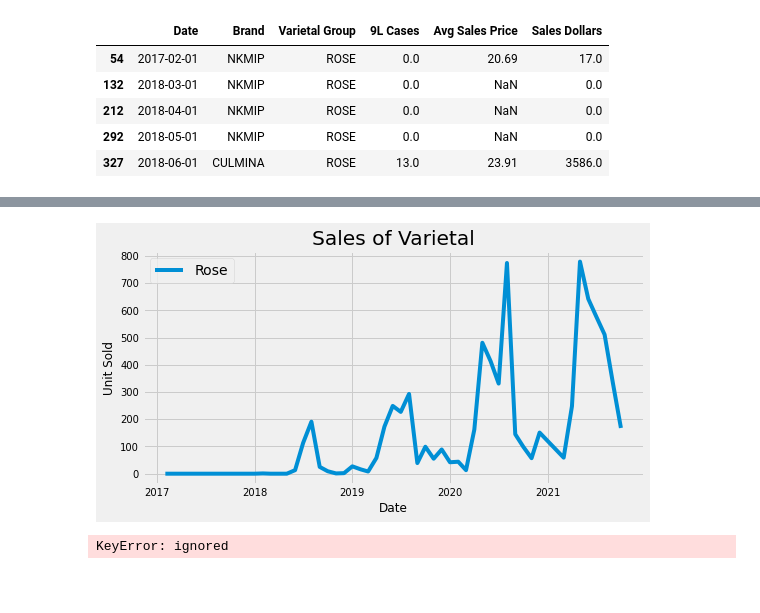
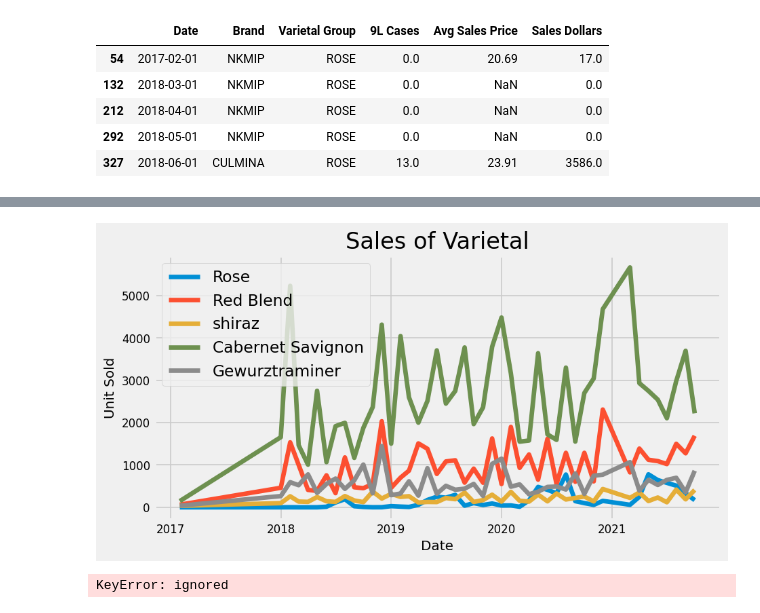
Before and after one commit to fengtastics/111-Capstone, a Jupyter notebook: Arterra_Project.ipynb, the cells around one changed output, grey strips where cells are left out. Drawn from its saved outputs; the diff is of its cells as text; code cells hidden in the pictures; blank space fills up the shorter version.

Commit message:
All graphed

```diff
--- a/Arterra_Project.ipynb
+++ b/Arterra_Project.ipynb
@@ -192,0 +182,26 @@ df.head()
+# %%
+# Sum () Unit sold of different Brands for each varietal
+
+rose_qty= rose.groupby(['Date'])['9L Cases'].sum().reset_index()
+rose_qty = rose_qty.sort_values(by="Date",ascending=True)
+
+red_blend_qty= red_blend.groupby(['Date'])['9L Cases'].sum().reset_index()
+red_blend_qty = red_blend_qty.sort_values(by="Date",ascending=True)
+
+shiraz_qty= shiraz.groupby(['Date'])['9L Cases'].sum().reset_index()
+shiraz_qty = shiraz_qty.sort_values(by="Date",ascending=True)
+
+cabernet_sav_qty= cabernet_sav.groupby(['Date'])['9L Cases'].sum().reset_index()
+cabernet_sav_qty = cabernet_sav_qty.sort_values(by="Date",ascending=True)
+
+gewurz_qty= gewurz.groupby(['Date'])['9L Cases'].sum().reset_index()
+gewurz_qty = gewurz_qty.sort_values(by="Date",ascending=True)
+# %%
+df_rose=rose_qty
+df_rb=red_blend_qty
+df_shir=shiraz_qty
+df_cs=cabernet_sav_qty
+df_gw=gewurz_qty
+
+
+df_gw.head()
@@ -206,14 +228,18 @@ df.head()
 # %%
 #df.plot(figsize=(18, 8))
 #plt.show()
 
 plt.figure(figsize=(8, 4))
-plt.plot(df['Date'], df['9L Cases'],  label = 'Rose')
+plt.plot(df_rose['Date'], df_rose['9L Cases'],  label = 'Rose')
+plt.plot(df_rb['Date'], df_rb['9L Cases'],  label = 'Red Blend')
+plt.plot(df_shir['Date'], df_shir['9L Cases'],  label = 'shiraz')
+plt.plot(df_cs['Date'], df_cs['9L Cases'],  label = 'Cabernet Savignon')
+plt.plot(df_gw['Date'], df_gw['9L Cases'],  label = 'Gewurztraminer')
 
 plt.xlabel('Date'); plt.ylabel('Unit Sold'); plt.title('Sales of Varietal')
 plt.legend();
 # %% [output]
-[figure, old version]
+[figure, new version]
 # %%
 from statsmodels.tsa.stattools import adfuller
 from numpy import log
```
Also changed, not shown: parts of 5 cells of this notebook.
